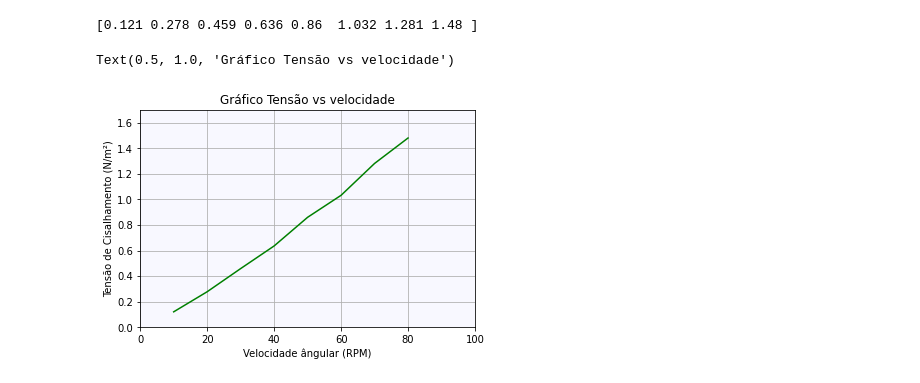
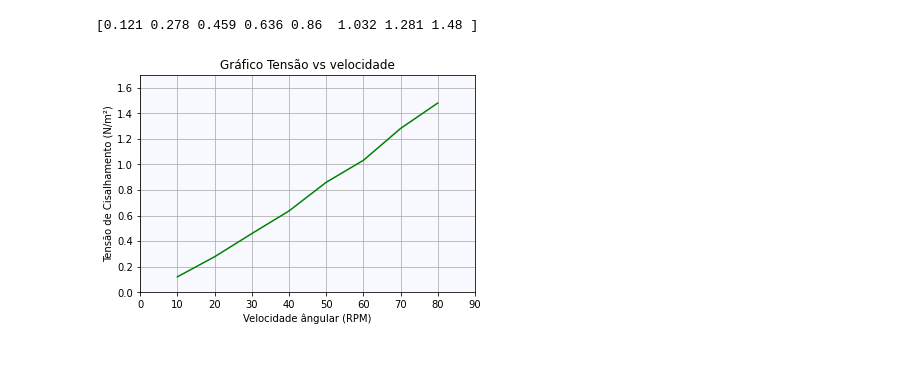
Before and after one commit to ahpqmiranda/ufpa_materiais, a Jupyter notebook: Mecânica dos Fluidos/Exercicios FOX 2.66 e 2.67.ipynb, the cells around one changed output. Cells and saved outputs as stored; diff of their text form; code cells hidden in the pictures.

Commit message:
NOITE 05/04: EXERCICIOS FOX GRÁFICOS
correções no código

```diff
--- a/Mecânica dos Fluidos/Exercicios FOX 2.66 e 2.67.ipynb
+++ b/Mecânica dos Fluidos/Exercicios FOX 2.66 e 2.67.ipynb
@@ -56,13 +51,13 @@ print(tensoes)
 # %%
 plt.plot(x,tensoes,'g')
 ax = plt.gca()
 ax.set_facecolor('#F8F8FF')
 plt.grid(True)
-plt.xlim(0,100)
+plt.xlim(0,90)
 plt.xlabel('Velocidade ângular (RPM)')
 plt.ylim((0,1.7))
 plt.ylabel('Tensão de Cisalhamento (N/m²)')
 plt.title('Gráfico Tensão vs velocidade')
+plt.show()
 # %% [output]
-Text(0.5, 1.0, 'Gráfico Tensão vs velocidade')
-[figure, old version]
+[figure, new version]
```
Also changed, not shown: parts of 2 cells of this notebook.
